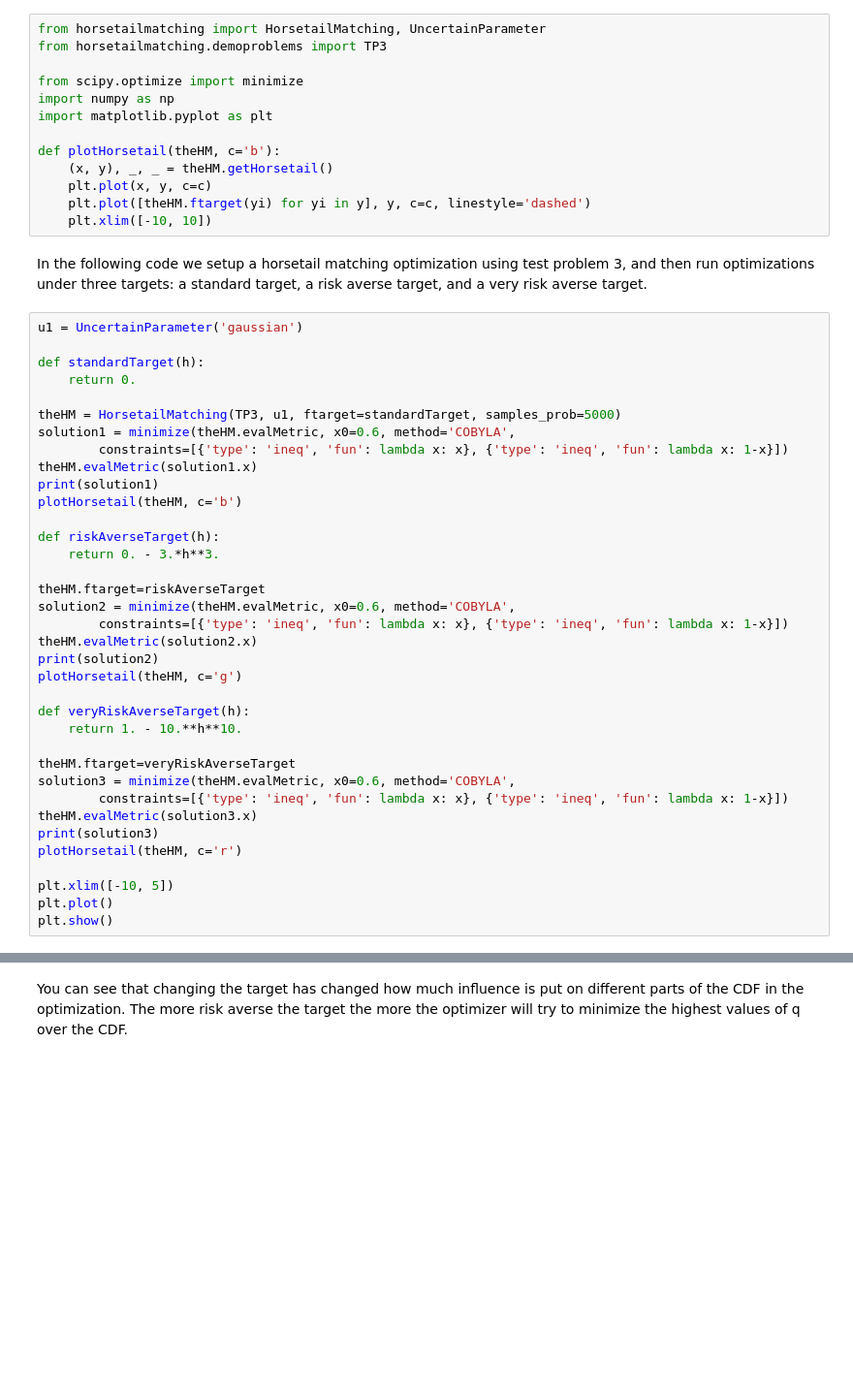
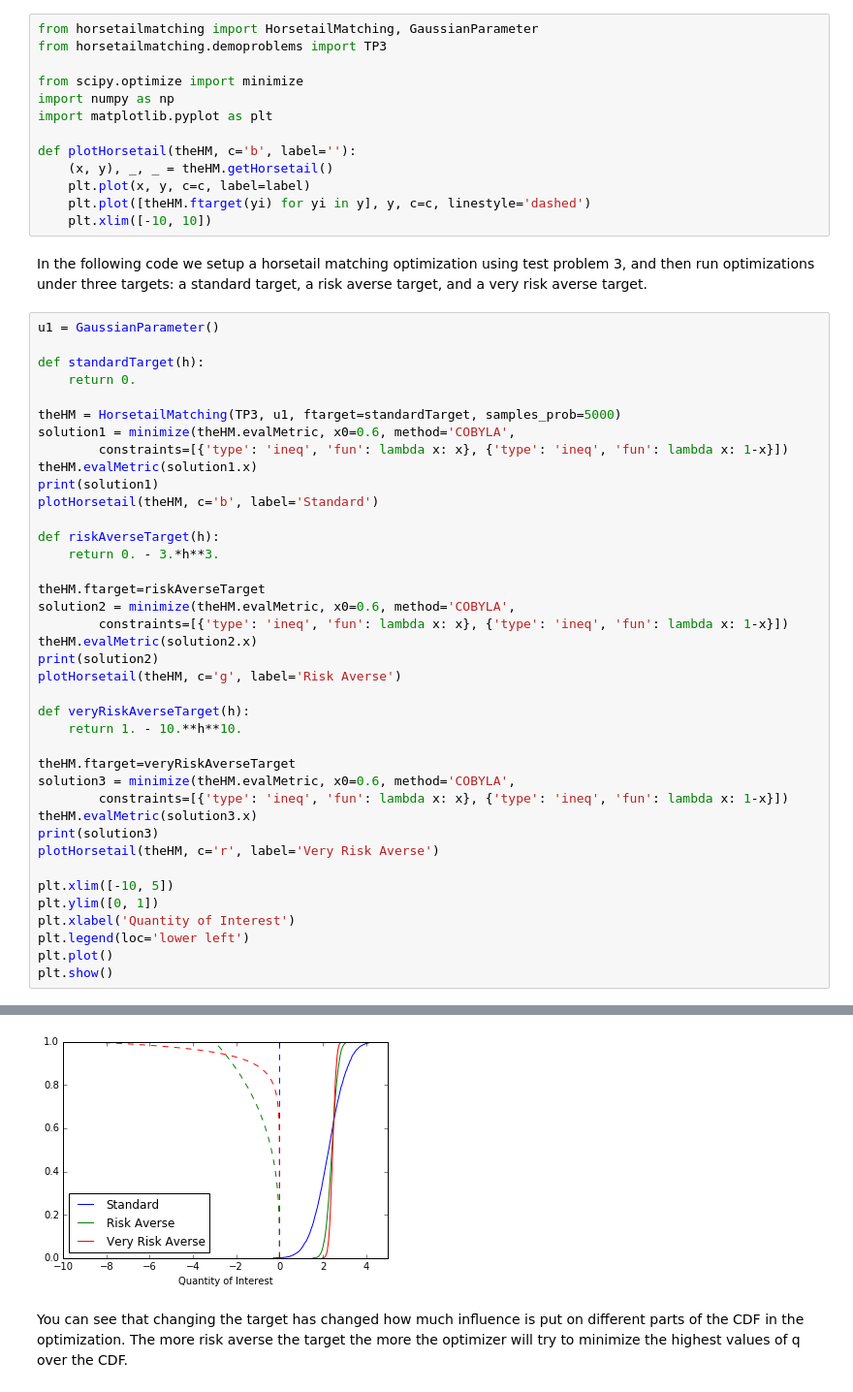
Before and after one commit to lwcook/horsetail-matching, a Jupyter notebook: notebooks/Targets.ipynb, the cells around one changed output, grey strips where cells are left out. Shown at 97% size. Cells and saved outputs as stored; diff of their text form; blank space fills up the shorter version.

```diff
--- a/notebooks/Targets.ipynb
+++ b/notebooks/Targets.ipynb
@@ -2,22 +2,22 @@
 In this tutorial we examine the effect of changing the target(s) on the results a horsetail matching optimization.
 We'll use TP3 from the demo problems. We also define a function for easy plotting using matplotlib.
 # %%
-from horsetailmatching import HorsetailMatching, UncertainParameter
+from horsetailmatching import HorsetailMatching, GaussianParameter
 from horsetailmatching.demoproblems import TP3
 
 from scipy.optimize import minimize
 import numpy as np
 import matplotlib.pyplot as plt
 
-def plotHorsetail(theHM, c='b'):
+def plotHorsetail(theHM, c='b', label=''):
     (x, y), _, _ = theHM.getHorsetail()
-    plt.plot(x, y, c=c)
+    plt.plot(x, y, c=c, label=label)
     plt.plot([theHM.ftarget(yi) for yi in y], y, c=c, linestyle='dashed')
     plt.xlim([-10, 10])
 # %% [markdown]
 In the following code we setup a horsetail matching optimization using test problem 3, and then run optimizations under three targets: a standard target, a risk averse target, and a very risk averse target.
 # %%
-u1 = UncertainParameter('gaussian')
+u1 = GaussianParameter()
 
 def standardTarget(h):
     return 0.
@@ -27,7 +27,7 @@ solution1 = minimize(theHM.evalMetric, x0=0.6, method='COBYLA',
         constraints=[{'type': 'ineq', 'fun': lambda x: x}, {'type': 'ineq', 'fun': lambda x: 1-x}])
 theHM.evalMetric(solution1.x)
 print(solution1)
-plotHorsetail(theHM, c='b')
+plotHorsetail(theHM, c='b', label='Standard')
 
 def riskAverseTarget(h):
     return 0. - 3.*h**3.
@@ -37,7 +37,7 @@ solution2 = minimize(theHM.evalMetric, x0=0.6, method='COBYLA',
         constraints=[{'type': 'ineq', 'fun': lambda x: x}, {'type': 'ineq', 'fun': lambda x: 1-x}])
 theHM.evalMetric(solution2.x)
 print(solution2)
-plotHorsetail(theHM, c='g')
+plotHorsetail(theHM, c='g', label='Risk Averse')
 
 def veryRiskAverseTarget(h):
     return 1. - 10.**h**10.
@@ -47,8 +47,12 @@ solution3 = minimize(theHM.evalMetric, x0=0.6, method='COBYLA',
         constraints=[{'type': 'ineq', 'fun': lambda x: x}, {'type': 'ineq', 'fun': lambda x: 1-x}])
 theHM.evalMetric(solution3.x)
 print(solution3)
-plotHorsetail(theHM, c='r')
+plotHorsetail(theHM, c='r', label='Very Risk Averse')
 
 plt.xlim([-10, 5])
+plt.ylim([0, 1])
+plt.xlabel('Quantity of Interest')
+plt.legend(loc='lower left')
 plt.plot()
 plt.show()
+# %% [output]
@@ -55,2 +76,3 @@ plt.show()
+[figure, added]
 # %% [markdown]
 You can see that changing the target has changed how much influence is put on different parts of the CDF in the optimization. The more risk averse the target the more the optimizer will try to minimize the highest values of q over the CDF.
```
Also changed, not shown: parts of 3 cells of this notebook, 16 other files.
